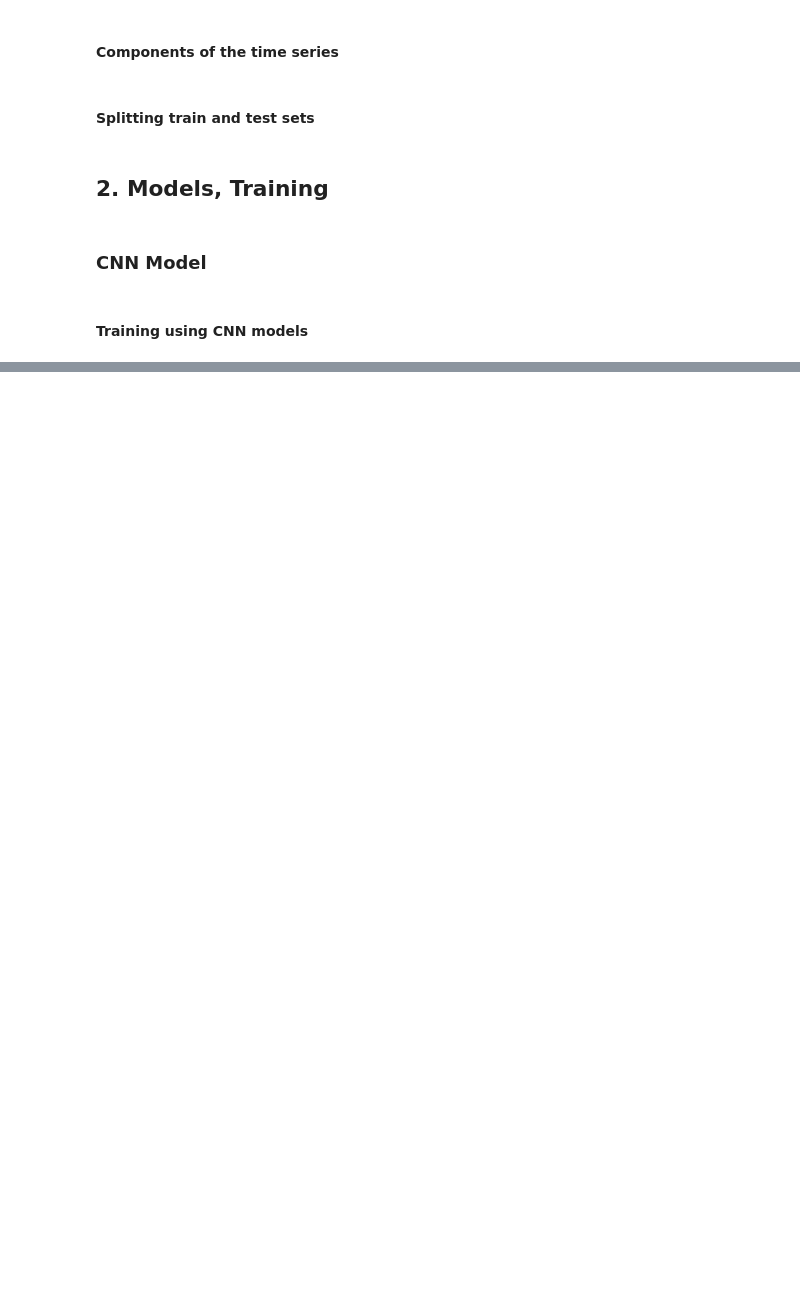
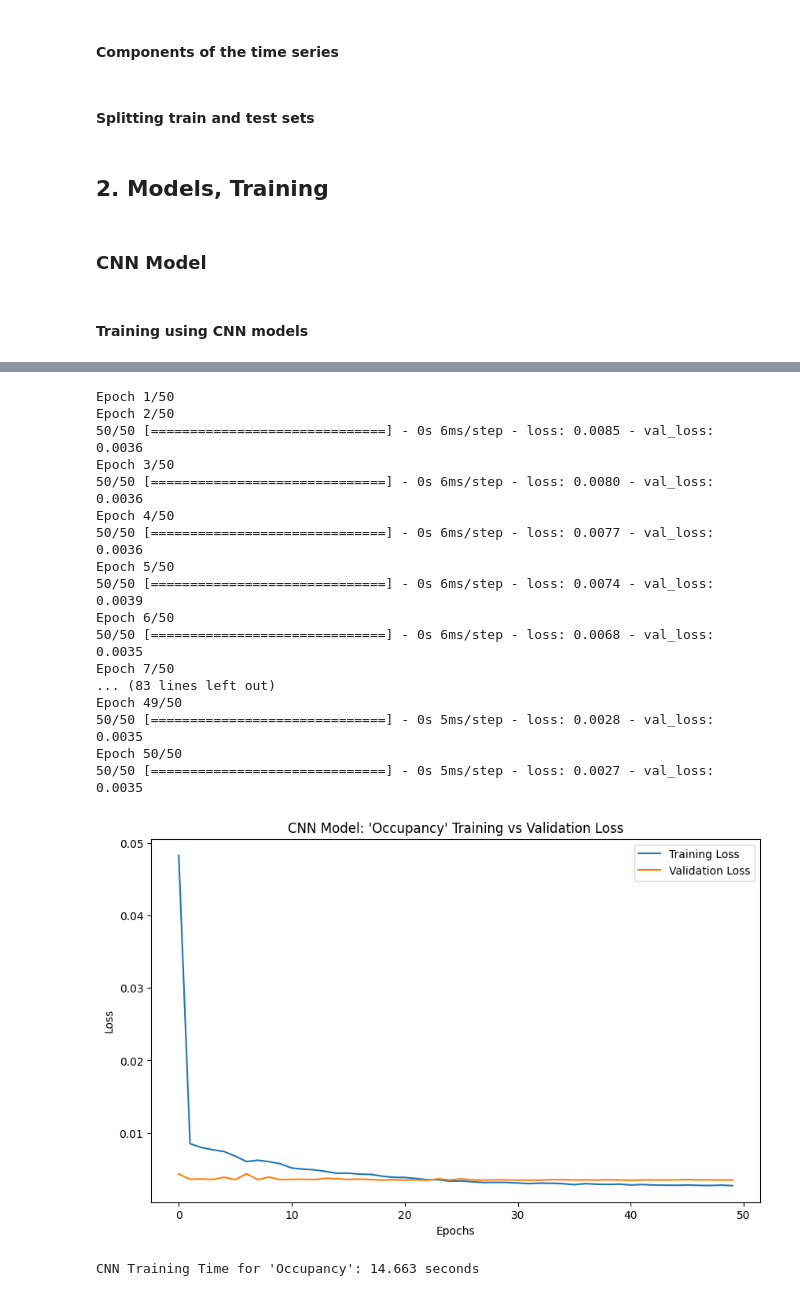
Before and after one commit to spate738/AISE4010-Group7-Project, a Jupyter notebook: realTraffic.ipynb, the cells around one changed output, grey strips where cells are left out. Drawn from its saved outputs; the diff is of its cells as text; code cells hidden in the pictures; blank space fills up the shorter version.

```diff
--- a/realTraffic.ipynb
+++ b/realTraffic.ipynb
@@ -220,0 +275,37 @@ cnn_time_ttime = time() - start_time
+# %%
+# Occupancy data
+start_time = time()
+cnn_history_occupancy = model_CNN_o.fit(Xo_train, yo_train, epochs=EPOCHS, batch_size=BATCH_SIZE, validation_split=0.2)
+cnn_time_occupancy = time() - start_time
+
+# Plot training and validation loss
+plt.figure(figsize=(10,6))
+plt.plot(cnn_history_occupancy.history['loss'], label='Training Loss')
+plt.plot(cnn_history_occupancy.history['val_loss'], label='Validation Loss')
+plt.xlabel('Epochs')
+plt.ylabel('Loss')
+plt.title('CNN Model: \'Occupancy\' Training vs Validation Loss')
+plt.legend()
+plt.show()
+
+print(f"CNN Training Time for \'Occupancy\': {cnn_time_occupancy:.3f} seconds")
+# %% [output]
+Epoch 1/50
+Epoch 2/50
+50/50 [==============================] - 0s 6ms/step - loss: 0.0085 - val_loss: 0.0036
+Epoch 3/50
+50/50 [==============================] - 0s 6ms/step - loss: 0.0080 - val_loss: 0.0036
+Epoch 4/50
+50/50 [==============================] - 0s 6ms/step - loss: 0.0077 - val_loss: 0.0036
+Epoch 5/50
+50/50 [==============================] - 0s 6ms/step - loss: 0.0074 - val_loss: 0.0039
+Epoch 6/50
+50/50 [==============================] - 0s 6ms/step - loss: 0.0068 - val_loss: 0.0035
+Epoch 7/50
+... (83 lines left out)
+Epoch 49/50
+50/50 [==============================] - 0s 5ms/step - loss: 0.0028 - val_loss: 0.0035
+Epoch 50/50
+50/50 [==============================] - 0s 5ms/step - loss: 0.0027 - val_loss: 0.0035
+[figure, added]
+CNN Training Time for 'Occupancy': 14.663 seconds
```
Also changed, not shown: parts of 10 cells of this notebook.
